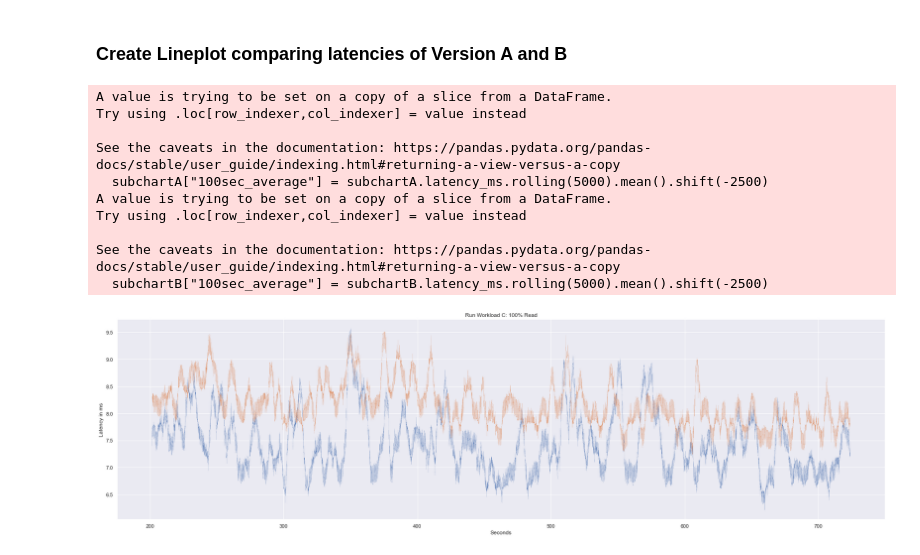
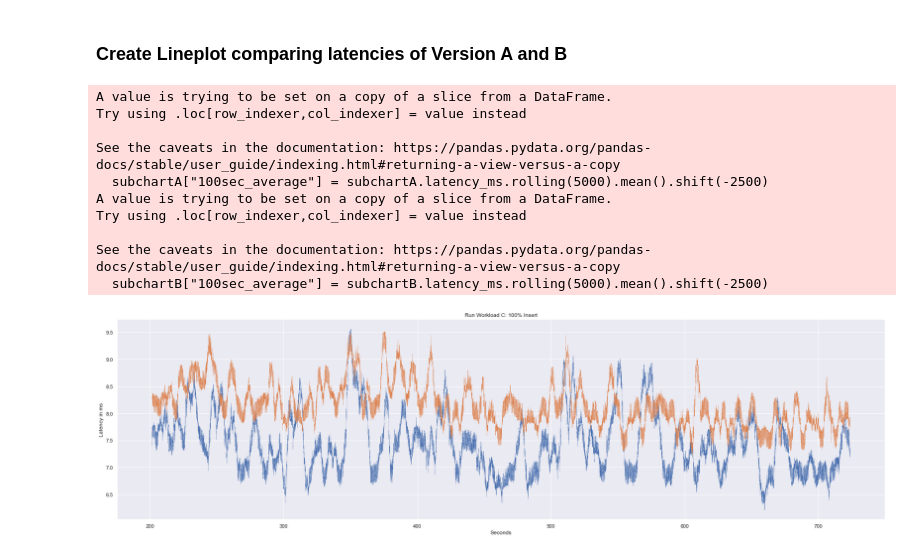
Before and after one commit to FelixMedicusf/DuetBenchmarking, a Jupyter notebook: Results/Result Evaluation.ipynb, the cells around one changed output. Drawn from its saved outputs; the diff is of its cells as text; code cells hidden in the pictures.

```diff
--- a/Results/Result Evaluation.ipynb
+++ b/Results/Result Evaluation.ipynb
@@ -76,6 +76,6 @@ df["sent_sec"] = (df["sent"] - firstSent)/1000000/1000
 # %% [markdown]
 ### Return benchmark run time (First request send to last response received)
 # %%
-totalTime = df["received"].max() - df["sent"].min()
+totalTime = df["sent"].max() - df["sent"].min()
 print(totalTime/1000000/1000, "seconds", "or", totalTime/1000000/1000/60, "m")
 # %% [output]
@@ -275,23 +279,23 @@ print(len(df))
 # %%
 subchartA = dfA[['sent_sec', 'latency_ms']]
 subchartB = dfB[['sent_sec', 'latency_ms']]
 subchartA["100sec_average"] = subchartA.latency_ms.rolling(5000).mean().shift(-2500)
 subchartB["100sec_average"] = subchartB.latency_ms.rolling(5000).mean().shift(-2500)
 
-p = sns.lineplot(data=subchartA, x="sent_sec", y="100sec_average", linewidth=0.1)
-title =  phase + " " + workload  if phase=="Run" else phase
-sns.lineplot(data=subchartB, x='sent_sec',y='100sec_average', linewidth=0.1).set_title(title)
+p = sns.lineplot(data=subchartA, x="sent_sec", y="100sec_average", linewidth=0.25)
+title =  phase + " " + workloadLoad  if phase=="Run" else phase
+sns.lineplot(data=subchartB, x='sent_sec',y='100sec_average', linewidth=0.25).set_title(title)
 p.set_xlabel("Seconds");
 p.set_ylabel("Latency in ms");
 # %% [output]
 A value is trying to be set on a copy of a slice from a DataFrame.
 Try using .loc[row_indexer,col_indexer] = value instead
 
 See the caveats in the documentation: https://pandas.pydata.org/pandas-docs/stable/user_guide/indexing.html#returning-a-view-versus-a-copy
   subchartA["100sec_average"] = subchartA.latency_ms.rolling(5000).mean().shift(-2500)
 A value is trying to be set on a copy of a slice from a DataFrame.
 Try using .loc[row_indexer,col_indexer] = value instead
 
 See the caveats in the documentation: https://pandas.pydata.org/pandas-docs/stable/user_guide/indexing.html#returning-a-view-versus-a-copy
   subchartB["100sec_average"] = subchartB.latency_ms.rolling(5000).mean().shift(-2500)
-[figure, old version]
+[figure, new version]
```
Also changed, not shown: parts of 9 cells of this notebook, 7 other files.
